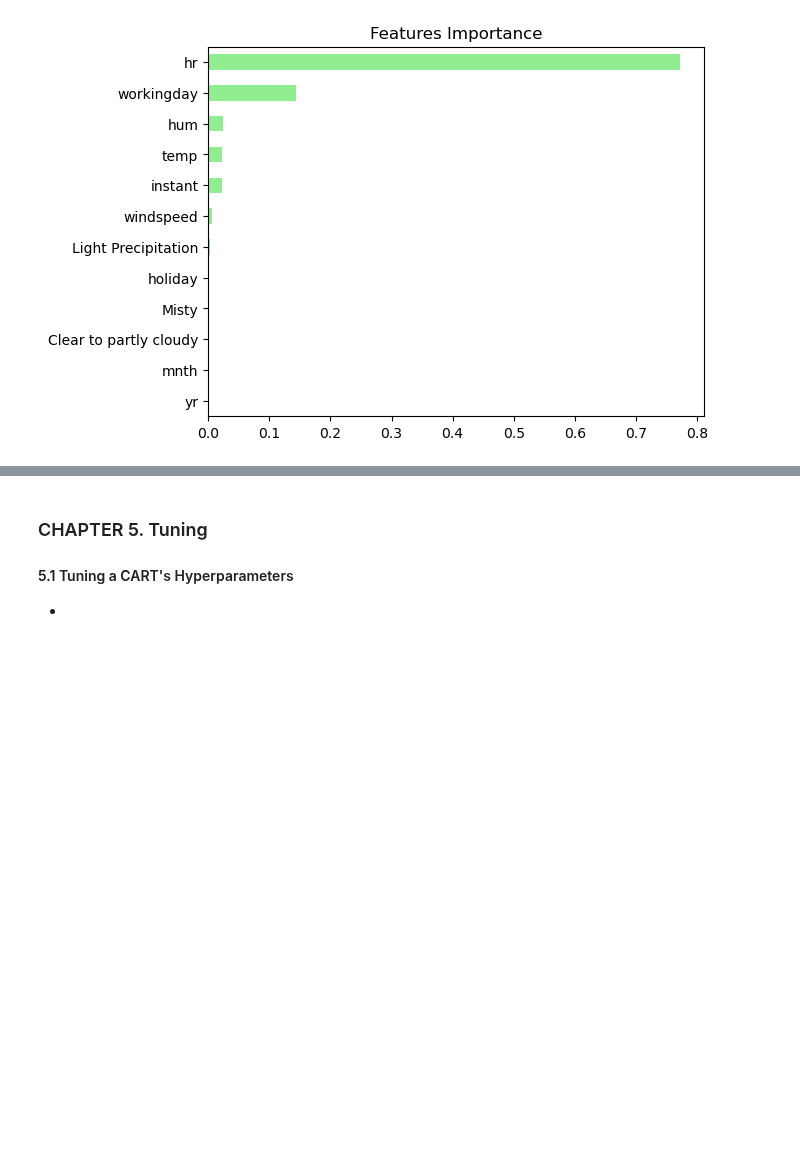
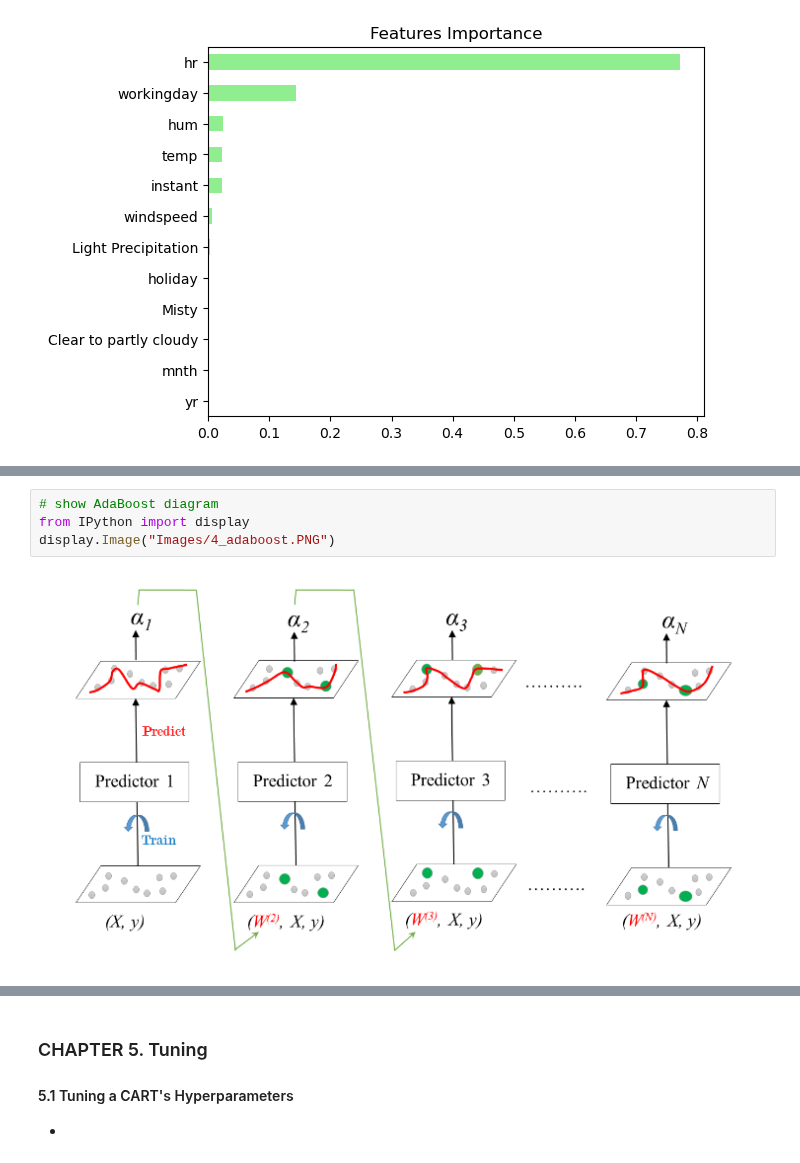
Before and after one commit to GuoweiYang19891101/datacamp_machine_learning_scientist_python, a Jupyter notebook: 4_tree_based_models.ipynb, the cells around one changed output, grey strips where cells are left out. Cells and saved outputs as stored; diff of their text form; blank space fills up the shorter version.

```diff
--- a/4_tree_based_models.ipynb
+++ b/4_tree_based_models.ipynb
@@ -645,0 +665,6 @@ plt.show()
+# %%
+# show AdaBoost diagram
+from IPython import display
+display.Image("Images/4_adaboost.PNG")
+# %% [output]
+[figure, added]
```
Also changed, not shown: parts of 14 cells of this notebook, 3 other files.
